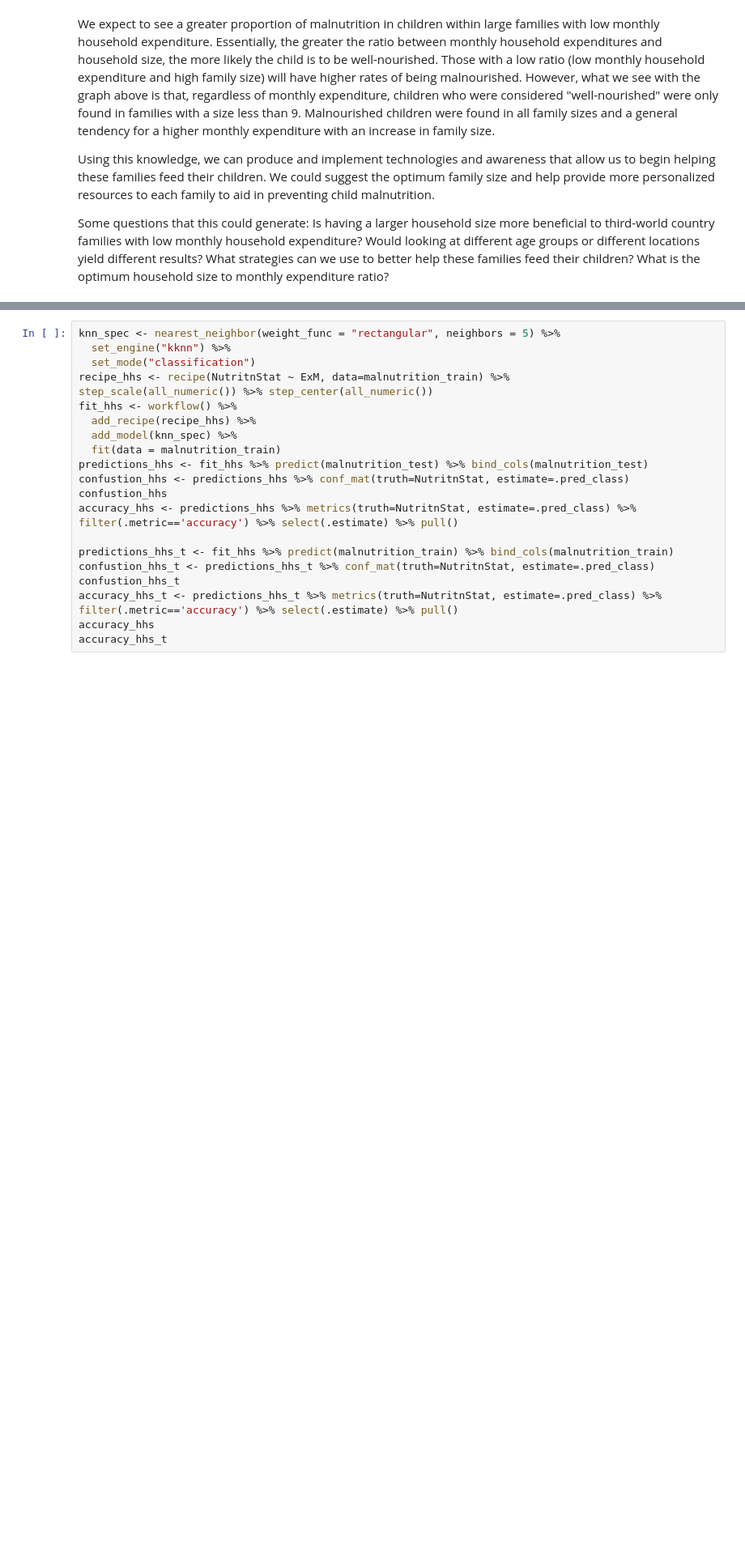
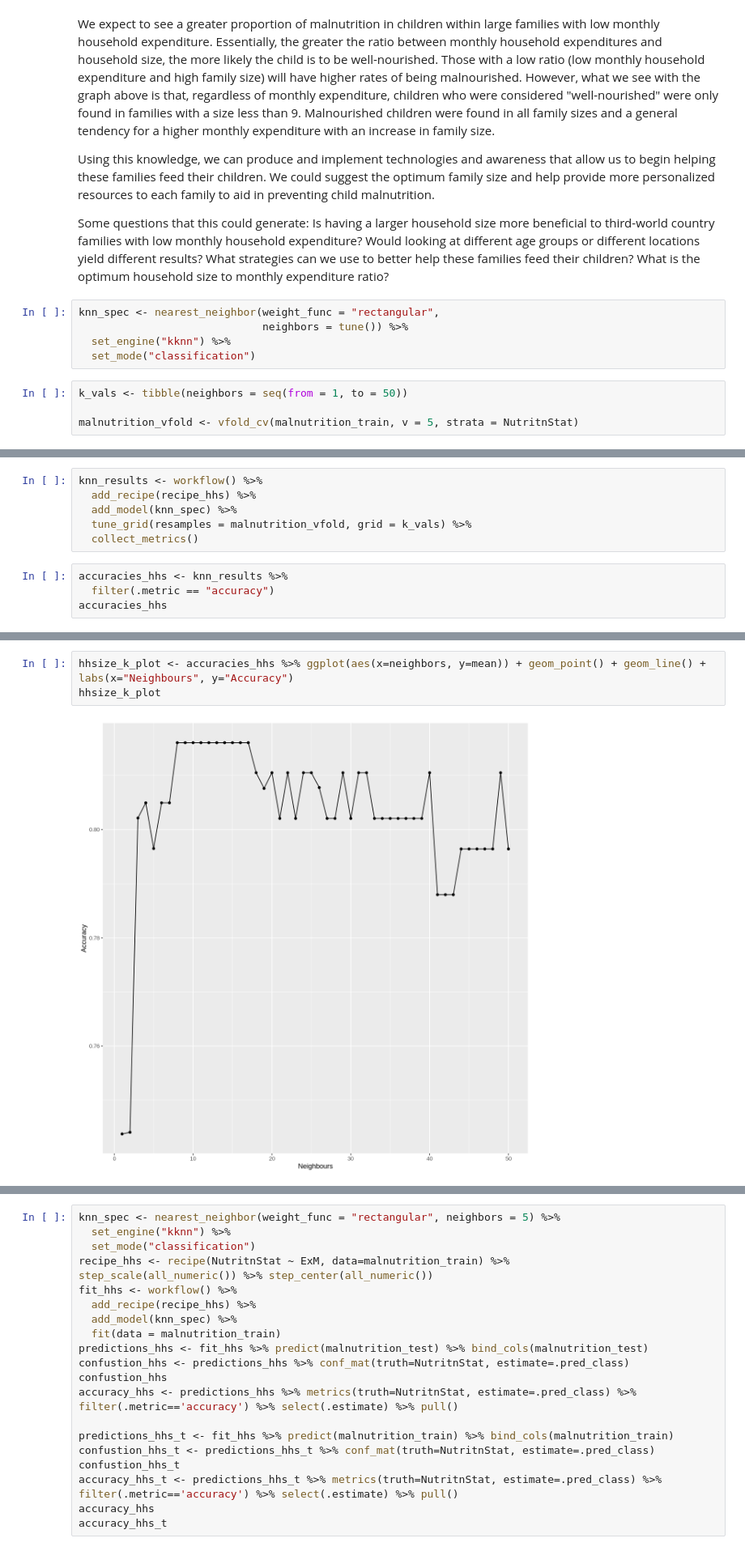
Before and after one commit to ella7920/group_project, a Jupyter notebook: Untitled.ipynb, the cells around one changed output, grey strips where cells are left out. Shown at 81% size. Cells and saved outputs as stored; diff of their text form; blank space fills up the shorter version.

```diff
--- a/Untitled.ipynb
+++ b/Untitled.ipynb
@@ -133,3 +133,12 @@ Is having a larger household size more beneficial to third-world country familie
 Would looking at different age groups or different locations yield different results?
 What strategies can we use to better help these families feed their children?
 What is the optimum household size to monthly expenditure ratio?
+# %%
+knn_spec <- nearest_neighbor(weight_func = "rectangular",
+                             neighbors = tune()) %>%
+  set_engine("kknn") %>%
+  set_mode("classification")
+# %%
+k_vals <- tibble(neighbors = seq(from = 1, to = 50))
+
+malnutrition_vfold <- vfold_cv(malnutrition_train, v = 5, strata = NutritnStat)
@@ -135,0 +148,10 @@ What is the optimum household size to monthly expenditure ratio?
+# %%
+knn_results <- workflow() %>%
+  add_recipe(recipe_hhs) %>%
+  add_model(knn_spec) %>%
+  tune_grid(resamples = malnutrition_vfold, grid = k_vals) %>%
+  collect_metrics()
+# %%
+accuracies_hhs <- knn_results %>%
+  filter(.metric == "accuracy")
+accuracies_hhs
@@ -135,0 +169,6 @@ What is the optimum household size to monthly expenditure ratio?
+# %%
+hhsize_k_plot <- accuracies_hhs %>% ggplot(aes(x=neighbors, y=mean)) + geom_point() + geom_line() +
+labs(x="Neighbours", y="Accuracy")
+hhsize_k_plot
+# %% [output]
+[figure, added]
```
Also changed, not shown: parts of 8 cells of this notebook.
